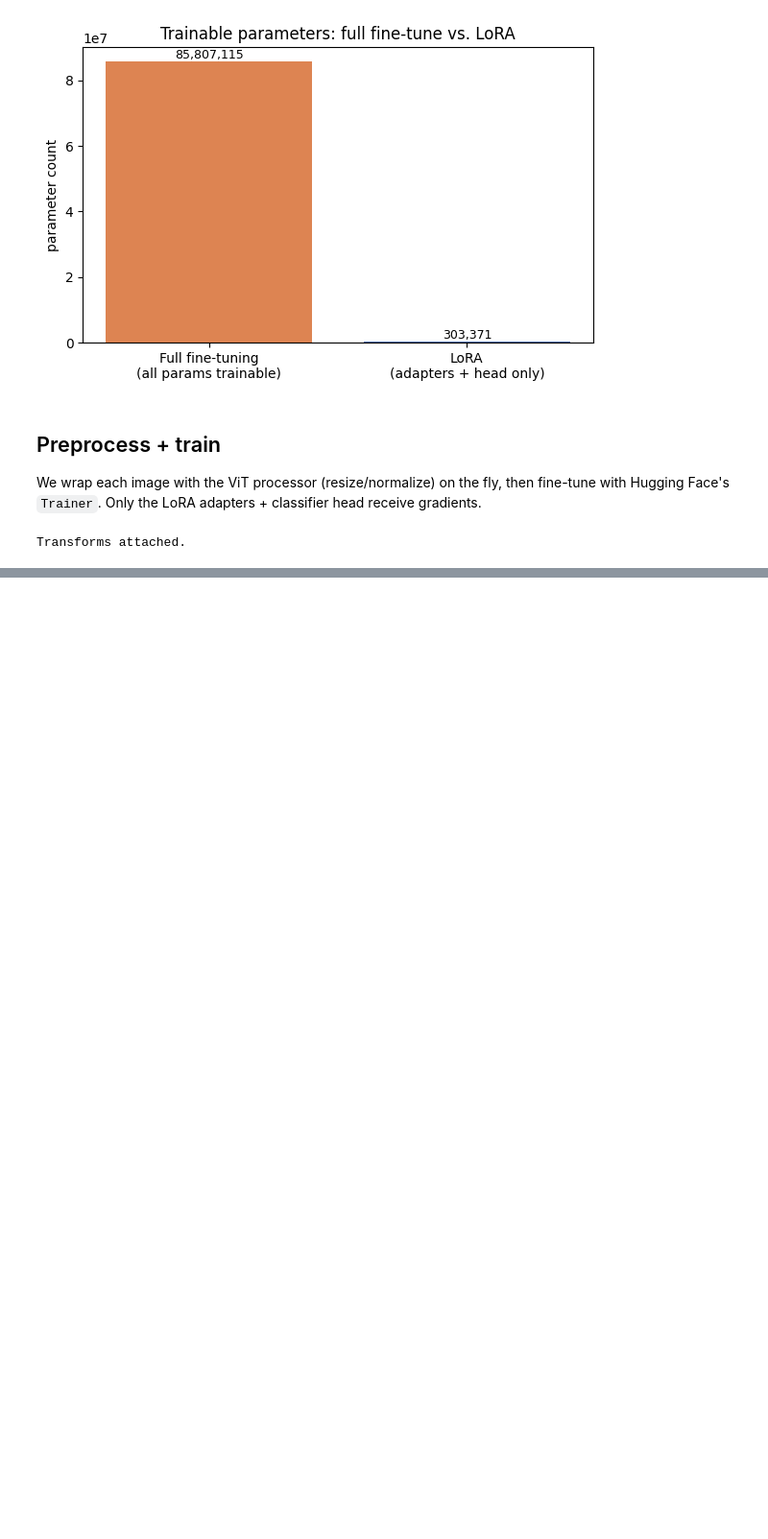
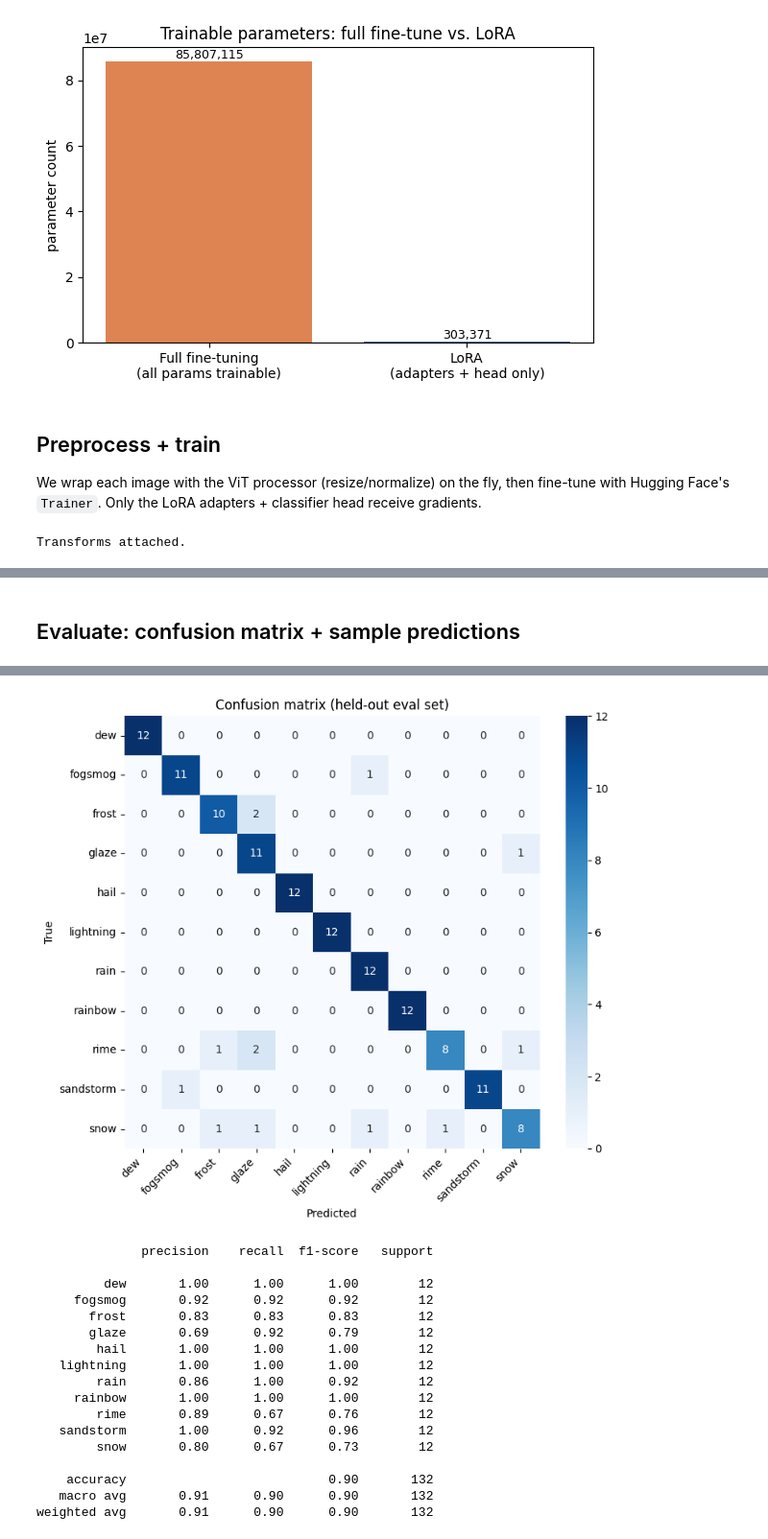
Before and after one commit to vrnarenkumar/weather-vision-lora, a Jupyter notebook: weather_lora_peft.ipynb, the cells around one changed output, grey strips where cells are left out. Shown at 96% size. Drawn from its saved outputs; the diff is of its cells as text; code cells hidden in the pictures; blank space fills up the shorter version.

```diff
--- a/weather_lora_peft.ipynb
+++ b/weather_lora_peft.ipynb
@@ -223,0 +247,22 @@ train_result = trainer.train()
+# %% [markdown]
+## Evaluate: confusion matrix + sample predictions
+# %%
+import seaborn as sns
+from sklearn.metrics import confusion_matrix, classification_report
+
+preds_output = trainer.predict(eval_ds)
+y_true = preds_output.label_ids
+y_pred = np.argmax(preds_output.predictions, axis=-1)
+
+cm = confusion_matrix(y_true, y_pred)
+fig, ax = plt.subplots(figsize=(8, 7))
+sns.heatmap(cm, annot=True, fmt="d", cmap="Blues", xticklabels=label_names, yticklabels=label_names, ax=ax)
+ax.set_xlabel("Predicted")
+ax.set_ylabel("True")
+ax.set_title("Confusion matrix (held-out eval set)")
+plt.xticks(rotation=45, ha="right")
+plt.tight_layout()
+plt.show()
+
+print(classification_report(y_true, y_pred, target_names=label_names))
+# %% [output]
@@ -223,0 +270,18 @@ train_result = trainer.train()
+[figure, added]
+              precision    recall  f1-score   support
+
+         dew       1.00      1.00      1.00        12
+     fogsmog       0.92      0.92      0.92        12
+       frost       0.83      0.83      0.83        12
+       glaze       0.69      0.92      0.79        12
+        hail       1.00      1.00      1.00        12
+   lightning       1.00      1.00      1.00        12
+        rain       0.86      1.00      0.92        12
+     rainbow       1.00      1.00      1.00        12
+        rime       0.89      0.67      0.76        12
+   sandstorm       1.00      0.92      0.96        12
+        snow       0.80      0.67      0.73        12
+
+    accuracy                           0.90       132
+   macro avg       0.91      0.90      0.90       132
+weighted avg       0.91      0.90      0.90       132
```
Also changed, not shown: parts of 4 cells of this notebook.
